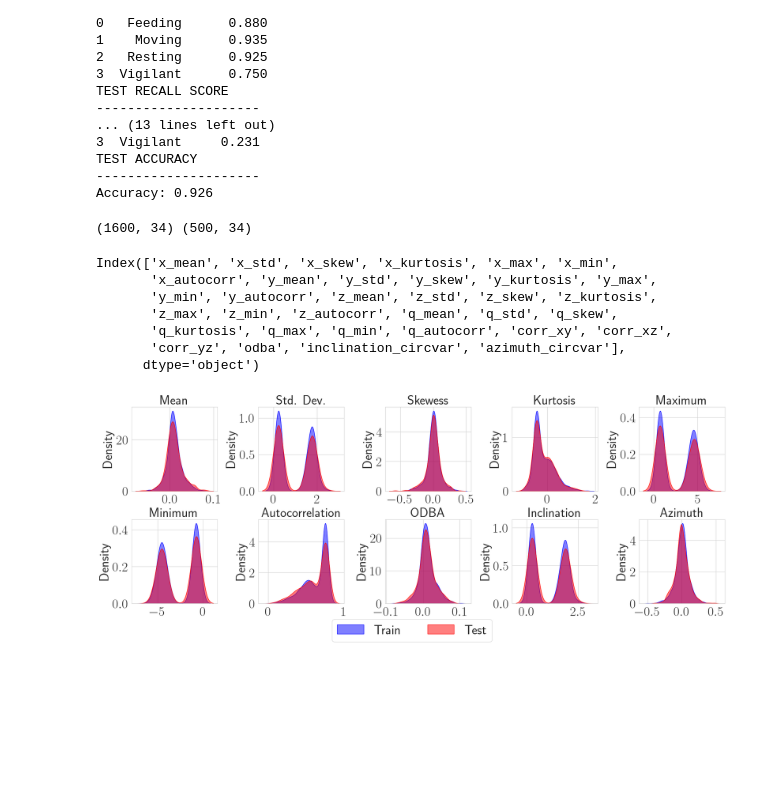
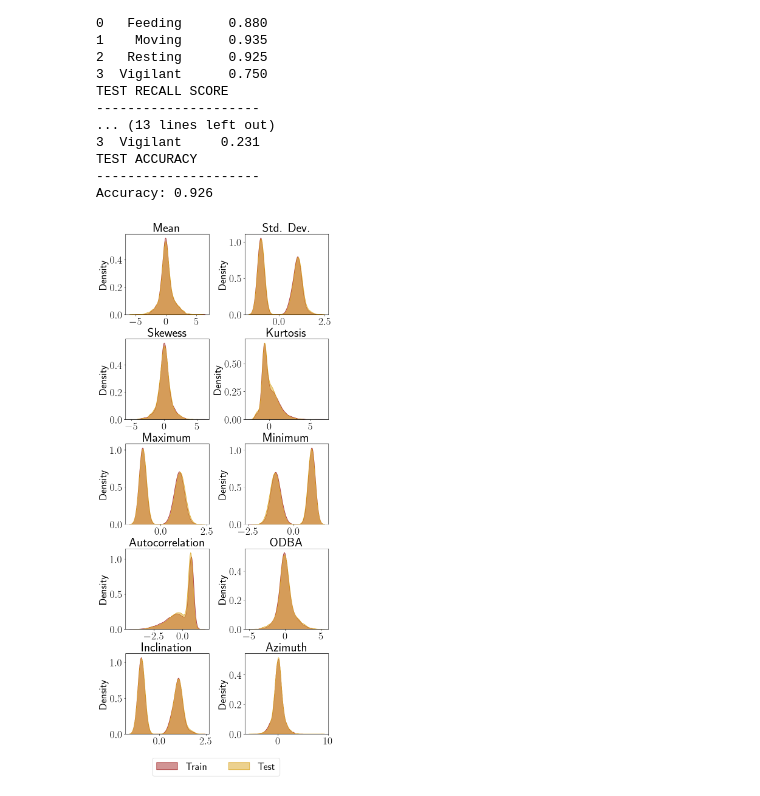
Before and after one commit to medhaaga/AWD-Biologging, a Jupyter notebook: notebooks/results.ipynb, the cells around one changed output. Cells and saved outputs as stored; diff of their text form; code cells hidden in the pictures; blank space fills up the shorter version.

```diff
--- a/notebooks/results.ipynb
+++ b/notebooks/results.ipynb
@@ -901,0 +986,9 @@ y_train, y_val, y_test = label_encoder.transform(y_train), label_encoder.transfo
+# %%
+train_class_dist = dict(zip(config.SIM_BEHAVIORS, [0.1, 0.4, 0.4, 0.1]))
+test_class_dist = dict(zip(config.SIM_BEHAVIORS, [0.1, 0.4, 0.4, 0.1]))
+
+window_length = int(30.0 * config.SAMPLING_RATE)
+n_train, n_test = 5000, 5000
+
+label_encoder = LabelEncoder()
+label_encoder.fit(config.SIM_BEHAVIORS)
@@ -930,5 +1025,10 @@ args = Arguments(
     train_test_split=0.2, train_val_split=0.2, padding='repeat', theta=0.0,
     filter_type='high', cutoff_frequency=0, cutoff_order=5, normalization=0,
     match=0, min_duration=1.0, n_CNNlayers=5, n_channels=16, kernel_size=5,
-    learning_rate=0.0001, weight_decay=0.0001, num_epochs=200, alpha=0.05, verbose=0
+    learning_rate=0.0001, weight_decay=0.0001, num_epochs=100, alpha=0.05, verbose=0
 )
+
+args.experiment_name = 'test_interyear'
+args.theta= 0.8
+
+train_filter_profile, test_filter_profile = utils_data.get_exp_filter_profiles(args.experiment_name)
@@ -1227,44 +1316,40 @@ def compute_features(data):
-# %%
-X_train_features = compute_features(X_train)
-X_test_features = compute_features(X_test)
-print(X_train_features.shape, X_test_features.shape)
-# %% [output]
-(1600, 34) (500, 34)
-# %%
-print(X_train_features.columns)
-# %% [output]
-Index(['x_mean', 'x_std', 'x_skew', 'x_kurtosis', 'x_max', 'x_min',
-       'x_autocorr', 'y_mean', 'y_std', 'y_skew', 'y_kurtosis', 'y_max',
-       'y_min', 'y_autocorr', 'z_mean', 'z_std', 'z_skew', 'z_kurtosis',
-       'z_max', 'z_min', 'z_autocorr', 'q_mean', 'q_std', 'q_skew',
-       'q_kurtosis', 'q_max', 'q_min', 'q_autocorr', 'corr_xy', 'corr_xz',
-       'corr_yz', 'odba', 'inclination_circvar', 'azimuth_circvar'],
-      dtype='object')
+# %%
+n_train, n_test = 5000, 5000
+X_train, y_train = generate_dataset(train_data_constants, train_class_dist, window_length, n_train)
+scaler = StandardScaler()
+X_train_features = compute_features(X_train)
+X_train_features = pd.DataFrame(scaler.fit_transform(X_train_features), columns=X_train_features.columns, index=X_train_features.index)
+# %%
+eps = 0.1
+test_data_constants = get_test_data_constants(train_data_constants=train_data_constants, eps=eps)
+X_test, y_test = generate_dataset(test_data_constants, test_class_dist, window_length, n_test)
+X_test_features = compute_features(X_test)
+X_test_features = pd.DataFrame(scaler.transform(X_test_features), columns=X_test_features.columns, index=X_test_features.index)
 # %%
 plot_cols = ['q_mean','q_std', 'q_skew', 'q_kurtosis', 'q_max',
              'q_min', 'q_autocorr', 'odba', 'inclination_circvar', 'azimuth_circvar']
 
 col_names = ['Mean', 'Std. Dev.', 'Skewess', 'Kurtosis', 'Maximum', 'Minimum',
              'Autocorrelation', 'ODBA', 'Inclination', 'Azimuth']
-# Create subplots (1 row, 6 columns)
-fig, axes = plt.subplots(2, 5, figsize=(20, 8))
+
+fig, axes = plt.subplots(5, 2, figsize=(8, 20))
 
 # Loop over each feature (marginal) and plot the KDE for both datasets
 for i, c in enumerate(plot_cols):
-    ax = axes[i//5, i%5]
+    ax = axes[i//2, i%2]
     if i == 0:
-        sns.kdeplot(X_train_features.iloc[:, i].values, ax=ax, label="Train", color="blue", fill=True, alpha=0.5)
-        sns.kdeplot(X_test_features.iloc[:, i].values, ax=ax, label="Test", color="red", fill=True, alpha=0.5)
+        sns.kdeplot(X_train_features.iloc[:, i].values, ax=ax, label="Train", color="brown", fill=True, alpha=0.5)
+        sns.kdeplot(X_test_features.iloc[:, i].values, ax=ax, label="Test", color="goldenrod", fill=True, alpha=0.5)
     else:
-        sns.kdeplot(X_train_features.iloc[:, i].values, ax=ax,  color="blue", fill=True, alpha=0.5)
-        sns.kdeplot(X_test_features.iloc[:, i].values, ax=ax, color="red", fill=True, alpha=0.5)
+        sns.kdeplot(X_train_features.iloc[:, i].values, ax=ax,  color="brown", fill=True, alpha=0.5)
+        sns.kdeplot(X_test_features.iloc[:, i].values, ax=ax, color="goldenrod", fill=True, alpha=0.5)
     ax.set_title(col_names[i])
 
 plt.tight_layout()
 plt.subplots_adjust(top=0.85)
 
 # Show the plot
-fig.legend(loc='lower center', ncol=2, bbox_to_anchor=(0.5, -0.1))
+fig.legend(loc='lower center', ncol=2, bbox_to_anchor=(0.5, -0.05))
 plt.show()
 # %% [output]
-[figure, old version]
+[figure, new version]
```
Also changed, not shown: parts of 45 cells of this notebook, 5 other files.
